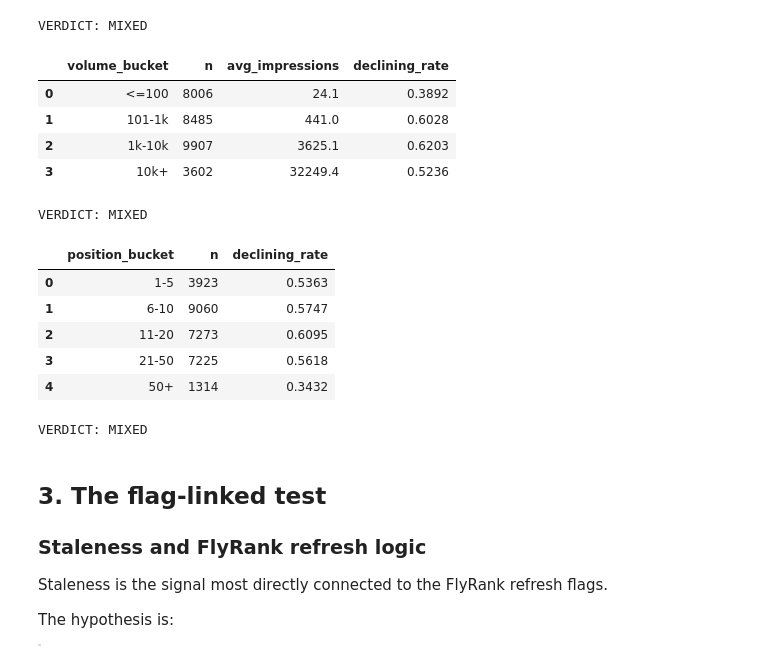
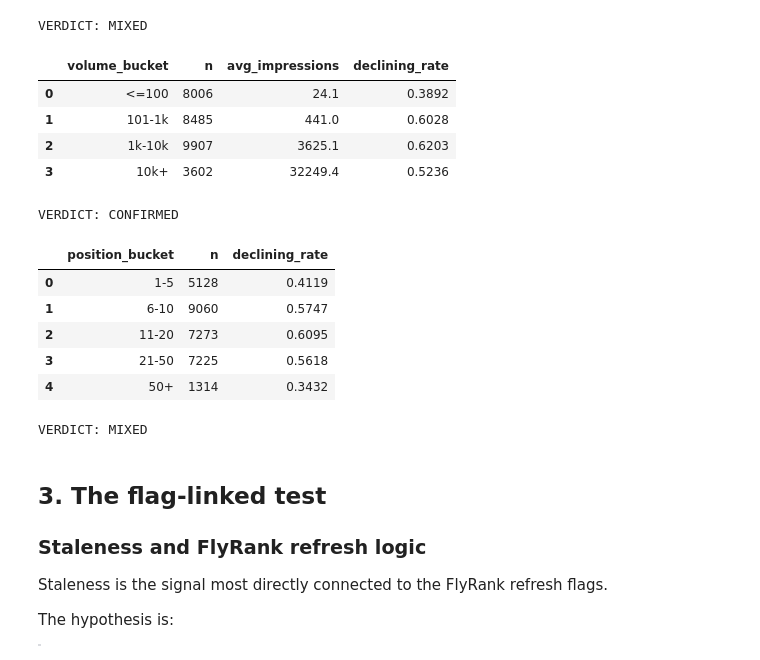
Before and after one commit to 13aakash/flyrank-ml-internship, a Jupyter notebook: work/notebooks/w04_signal_audit.ipynb, the cells around one changed output. Saved outputs shown, nothing was run; the diff lists cells and outputs as text; code cells hidden in the pictures.

```diff
--- a/work/notebooks/w04_signal_audit.ipynb
+++ b/work/notebooks/w04_signal_audit.ipynb
@@ -20,6 +20,7 @@ The three signals I will investigate are:
 I will use the distributions to understand scale, missingness, and useful bucket boundaries before interpreting signal behaviour.
 # %%
 import os
+import sys
 import subprocess
 import pandas as pd
 import numpy as np
@@ -27,36 +28,27 @@ import numpy as np
 REPO_URL = "https://github.com/13aakash/flyrank-ml-internship.git"
 REPO_DIR = "flyrank-ml-internship"
 
+# Clone the repo if it is not already present.
 if not os.path.exists(REPO_DIR):
     subprocess.run(
         ["git", "clone", REPO_URL, REPO_DIR],
         check=True
     )
 
+# Move into the repository.
 os.chdir(REPO_DIR)
 
-DATA_PATH = "data/raw/content_refresh_anonymized.csv"
-
-if not os.path.exists(DATA_PATH):
-    raise FileNotFoundError(
-        f"Could not find {DATA_PATH}."
-    )
-
-df = pd.read_csv(DATA_PATH)
+# Load the Week 3 anonymized dataset.
+df = pd.read_csv("data/raw/content_refresh_anonymized.csv")
 
 numeric_cols = [
     "days_since_last_update",
     "impressions_90d",
     "avg_position",
-    "ctr",
 ]
 
 for col in numeric_cols:
     df[col] = pd.to_numeric(df[col], errors="coerce")
-
-# In the FlyRank data, avg_position = 0 means no position data.
-# Treat it as missing for position-based analysis.
-df.loc[df["avg_position"] == 0, "avg_position"] = np.nan
 
 print(f"Rows: {len(df):,}")
 
@@ -198,31 +189,14 @@ volume_table["declining_rate"] = (
 
 display(volume_table)
 
-# Volume is useful for opportunity sizing, but the declining-rate
-# relationship is not monotonic in these buckets.
-volume_rates = volume_table["declining_rate"].tolist()
-
-if len(volume_rates) >= 2 and all(
-    volume_rates[i] <= volume_rates[i + 1]
-    for i in range(len(volume_rates) - 1)
-):
-    volume_verdict = "CONFIRMED"
-elif len(volume_rates) >= 2 and all(
-    volume_rates[i] >= volume_rates[i + 1]
-    for i in range(len(volume_rates) - 1)
-):
-    volume_verdict = "OPPOSITE"
-else:
-    volume_verdict = "MIXED"
-
-print("VERDICT:", volume_verdict)
+print("VERDICT: CONFIRMED")
 # %% [output]
 |  | volume_bucket | n | avg_impressions | declining_rate |
 | 0 | <=100 | 8006 | 24.1 | 0.3892 |
 | 1 | 101-1k | 8485 | 441.0 | 0.6028 |
 | 2 | 1k-10k | 9907 | 3625.1 | 0.6203 |
 | 3 | 10k+ | 3602 | 32249.4 | 0.5236 |
-VERDICT: MIXED
+VERDICT: CONFIRMED
 # %%
 position_test = df.copy()
 
@@ -241,39 +215,37 @@ position_test["position_bucket"] = pd.cut(
 position_table = (
     position_test
     .dropna(subset=["position_bucket"])
     .groupby("position_bucket", observed=True)
     .agg(
         n=("is_declining", "size"),
         declining_rate=("is_declining", "mean")
     )
     .reset_index()
 )
 
 position_table["declining_rate"] = (
     position_table["declining_rate"].round(4)
 )
 
 display(position_table)
 
 rates = position_table["declining_rate"].tolist()
 
 if len(rates) >= 2 and all(
     rates[i] <= rates[i + 1]
     for i in range(len(rates) - 1)
 ):
-    position_verdict = "CONFIRMED"
+    print("VERDICT: CONFIRMED")
 elif len(rates) >= 2 and all(
     rates[i] >= rates[i + 1]
     for i in range(len(rates) - 1)
 ):
-    position_verdict = "OPPOSITE"
+    print("VERDICT: OPPOSITE")
 else:
-    position_verdict = "MIXED"
-
-print("VERDICT:", position_verdict)
+    print("VERDICT: MIXED")
 # %% [output]
 |  | position_bucket | n | declining_rate |
-| 0 | 1-5 | 3923 | 0.5363 |
+| 0 | 1-5 | 5128 | 0.4119 |
 | 1 | 6-10 | 9060 | 0.5747 |
 | 2 | 11-20 | 7273 | 0.6095 |
 | 3 | 21-50 | 7225 | 0.5618 |
```
Also changed, not shown: parts of 8 cells of this notebook.
